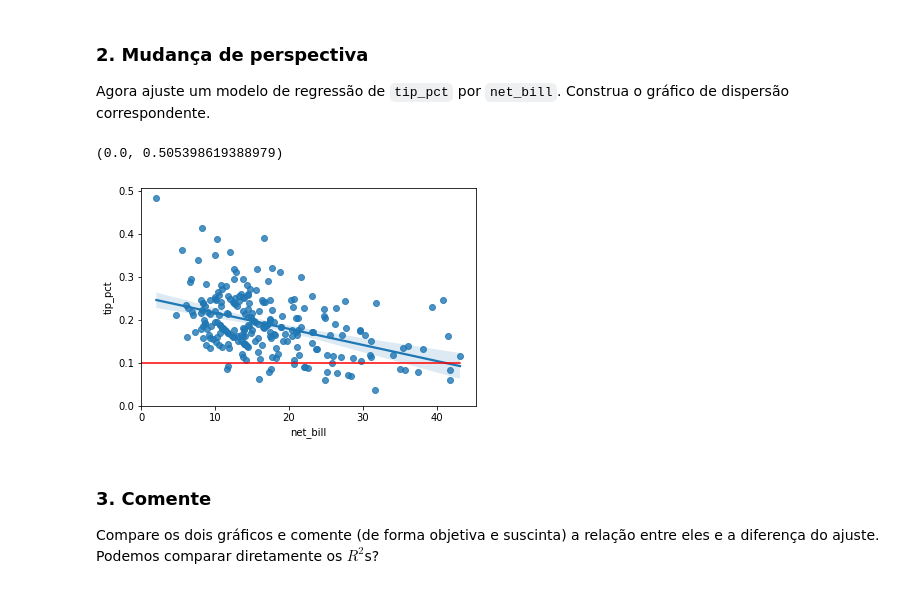
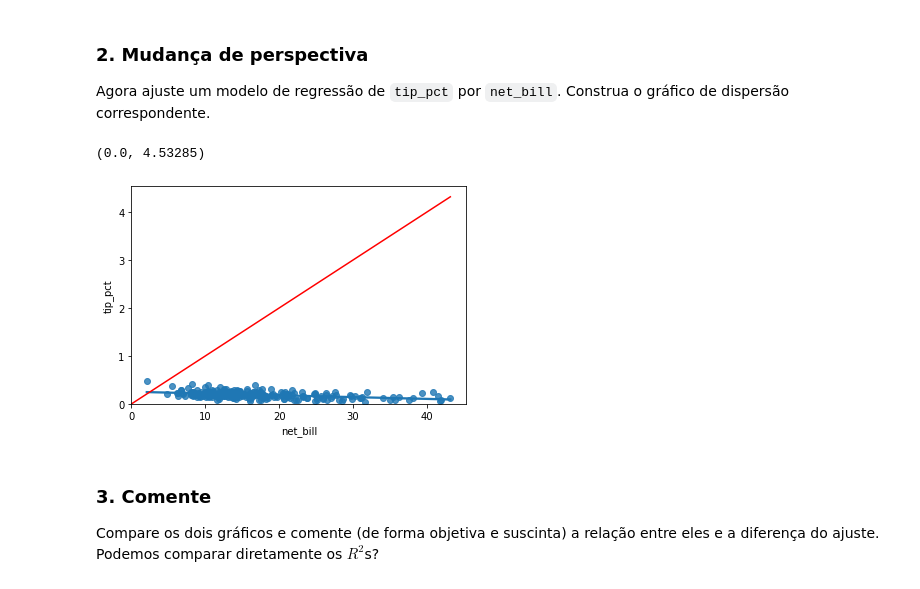
Before and after one commit to lgrdcmt/ebac_exercicios, a Jupyter notebook: Mod12 - Exerc01.ipynb, the cells around one changed output. Cells and saved outputs as stored; diff of their text form; code cells hidden in the pictures.

```diff
--- a/Mod12 - Exerc01.ipynb
+++ b/Mod12 - Exerc01.ipynb
@@ -50,16 +50,16 @@
 # %%
 sns.regplot(y = 'tip_pct', x = 'net_bill', data = tips[tips['tip_pct'] < 0.5])
 
 x = np.linspace(0, tips['net_bill'].max(), 100)
-y = 0.1 * (x ** 0)
+y = 0.1 * x
 
 plt.plot(x, y, '-r', label = 'linha dos 10%')
 
 plt.xlim(left = 0)
 plt.ylim(bottom = 0)
 # %% [output]
-(0.0, 0.505398619388979)
+(0.0, 4.53285)
-[figure, old version]
+[figure, new version]
 # %% [markdown]
 ### 3. Comente
 
```
Also changed, not shown: parts of 5 cells of this notebook.
